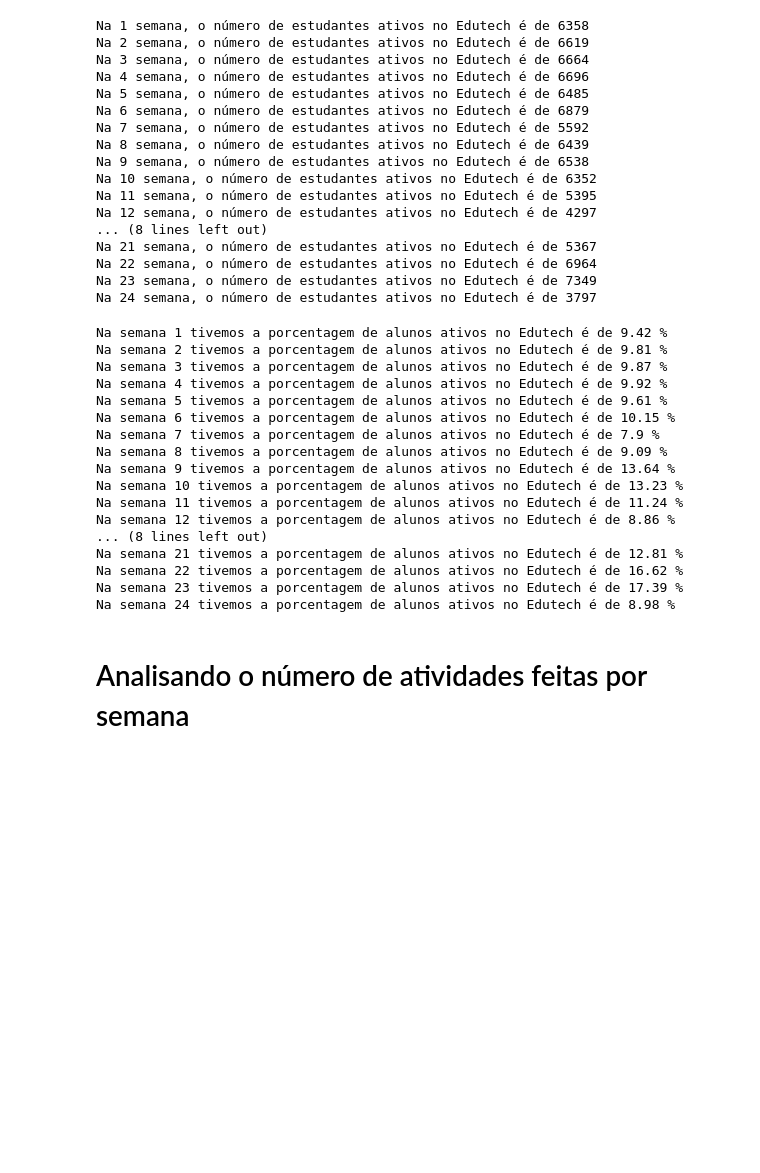
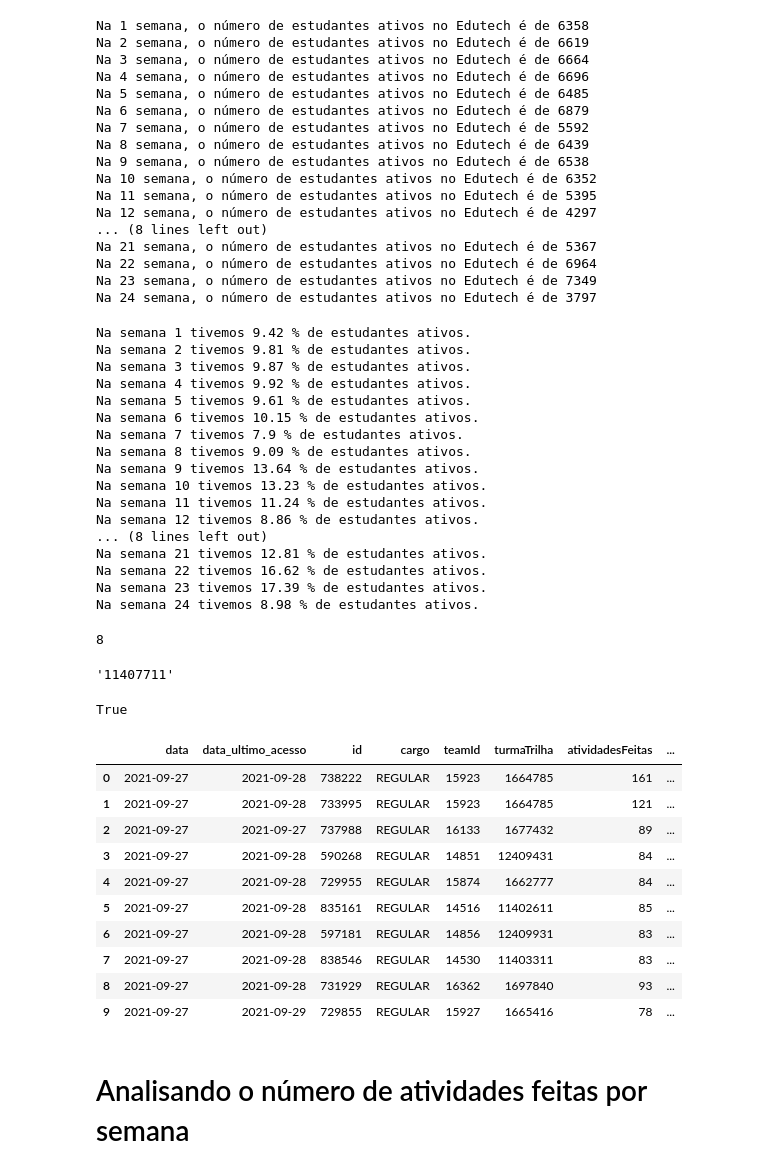
Before and after one commit to marcelopaludetto/aulao-datascience, a Jupyter notebook: aulaoDataScience_atualizado.ipynb, the cells around one changed output. Drawn from its saved outputs; the diff is of its cells as text; code cells hidden in the pictures; blank space fills up the shorter version.

```diff
--- a/aulaoDataScience_atualizado.ipynb
+++ b/aulaoDataScience_atualizado.ipynb
@@ -181,22 +181,34 @@ Na 23 semana, o número de estudantes ativos no Edutech é de 7349
 Na 24 semana, o número de estudantes ativos no Edutech é de 3797
 # %%
 for i in range(24):
-  print('Na semana {} tivemos a porcentagem de alunos ativos no Edutech é de {} %'.format(i+1,(dados[i][dados[i]['atividadesGerais'].notnull()].data.count()/dados[i].data.count()*100).round(2)))
+  print('Na semana {} tivemos {} % de estudantes ativos.'.format(i+1,(dados[i][dados[i]['atividadesGerais'].notnull()].data.count()/dados[i].data.count()*100).round(2)))
 # %% [output]
-Na semana 1 tivemos a porcentagem de alunos ativos no Edutech é de 9.42 %
-Na semana 2 tivemos a porcentagem de alunos ativos no Edutech é de 9.81 %
-Na semana 3 tivemos a porcentagem de alunos ativos no Edutech é de 9.87 %
-Na semana 4 tivemos a porcentagem de alunos ativos no Edutech é de 9.92 %
-Na semana 5 tivemos a porcentagem de alunos ativos no Edutech é de 9.61 %
-Na semana 6 tivemos a porcentagem de alunos ativos no Edutech é de 10.15 %
-Na semana 7 tivemos a porcentagem de alunos ativos no Edutech é de 7.9 %
-Na semana 8 tivemos a porcentagem de alunos ativos no Edutech é de 9.09 %
-Na semana 9 tivemos a porcentagem de alunos ativos no Edutech é de 13.64 %
-Na semana 10 tivemos a porcentagem de alunos ativos no Edutech é de 13.23 %
-Na semana 11 tivemos a porcentagem de alunos ativos no Edutech é de 11.24 %
-Na semana 12 tivemos a porcentagem de alunos ativos no Edutech é de 8.86 %
+Na semana 1 tivemos 9.42 % de estudantes ativos.
+Na semana 2 tivemos 9.81 % de estudantes ativos.
+Na semana 3 tivemos 9.87 % de estudantes ativos.
+Na semana 4 tivemos 9.92 % de estudantes ativos.
+Na semana 5 tivemos 9.61 % de estudantes ativos.
+Na semana 6 tivemos 10.15 % de estudantes ativos.
+Na semana 7 tivemos 7.9 % de estudantes ativos.
+Na semana 8 tivemos 9.09 % de estudantes ativos.
+Na semana 9 tivemos 13.64 % de estudantes ativos.
+Na semana 10 tivemos 13.23 % de estudantes ativos.
+Na semana 11 tivemos 11.24 % de estudantes ativos.
+Na semana 12 tivemos 8.86 % de estudantes ativos.
 ... (8 lines left out)
-Na semana 21 tivemos a porcentagem de alunos ativos no Edutech é de 12.81 %
-Na semana 22 tivemos a porcentagem de alunos ativos no Edutech é de 16.62 %
-Na semana 23 tivemos a porcentagem de alunos ativos no Edutech é de 17.39 %
-Na semana 24 tivemos a porcentagem de alunos ativos no Edutech é de 8.98 %
+Na semana 21 tivemos 12.81 % de estudantes ativos.
+Na semana 22 tivemos 16.62 % de estudantes ativos.
+Na semana 23 tivemos 17.39 % de estudantes ativos.
+Na semana 24 tivemos 8.98 % de estudantes ativos.
+# %%
+len('11400513')
+# %% [output]
+8
+# %%
+dados[23]['turmaTrilha'][40]
+# %% [output]
+'11407711'
+# %%
+len(dados[23]['turmaTrilha'][100]) == 8
+# %% [output]
+True
@@ -203,3 +220,17 @@ Na semana 24 tivemos a porcentagem de alunos ativos no Edutech é de 8.98 %
+# %%
+dados[23].head(10)
+# %% [output]
+|  | data | data_ultimo_acesso | id | cargo | teamId | turmaTrilha | atividadesFeitas | ... |
+| 0 | 2021-09-27 | 2021-09-28 | 738222 | REGULAR | 15923 | 1664785 | 161 | ... |
+| 1 | 2021-09-27 | 2021-09-28 | 733995 | REGULAR | 15923 | 1664785 | 121 | ... |
+| 2 | 2021-09-27 | 2021-09-27 | 737988 | REGULAR | 16133 | 1677432 | 89 | ... |
+| 3 | 2021-09-27 | 2021-09-28 | 590268 | REGULAR | 14851 | 12409431 | 84 | ... |
+| 4 | 2021-09-27 | 2021-09-28 | 729955 | REGULAR | 15874 | 1662777 | 84 | ... |
+| 5 | 2021-09-27 | 2021-09-28 | 835161 | REGULAR | 14516 | 11402611 | 85 | ... |
+| 6 | 2021-09-27 | 2021-09-28 | 597181 | REGULAR | 14856 | 12409931 | 83 | ... |
+| 7 | 2021-09-27 | 2021-09-28 | 838546 | REGULAR | 14530 | 11403311 | 83 | ... |
+| 8 | 2021-09-27 | 2021-09-28 | 731929 | REGULAR | 16362 | 1697840 | 93 | ... |
+| 9 | 2021-09-27 | 2021-09-29 | 729855 | REGULAR | 15927 | 1665416 | 78 | ... |
 # %% [markdown]
 # Analisando o número de atividades feitas por semana
 # %%
```
Also changed, not shown: parts of 4 cells of this notebook.
